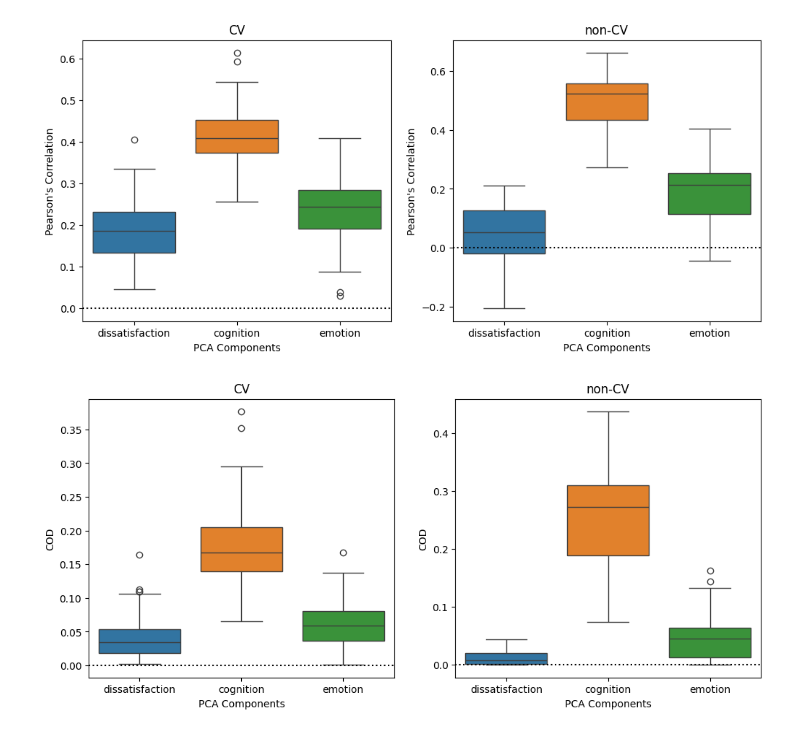
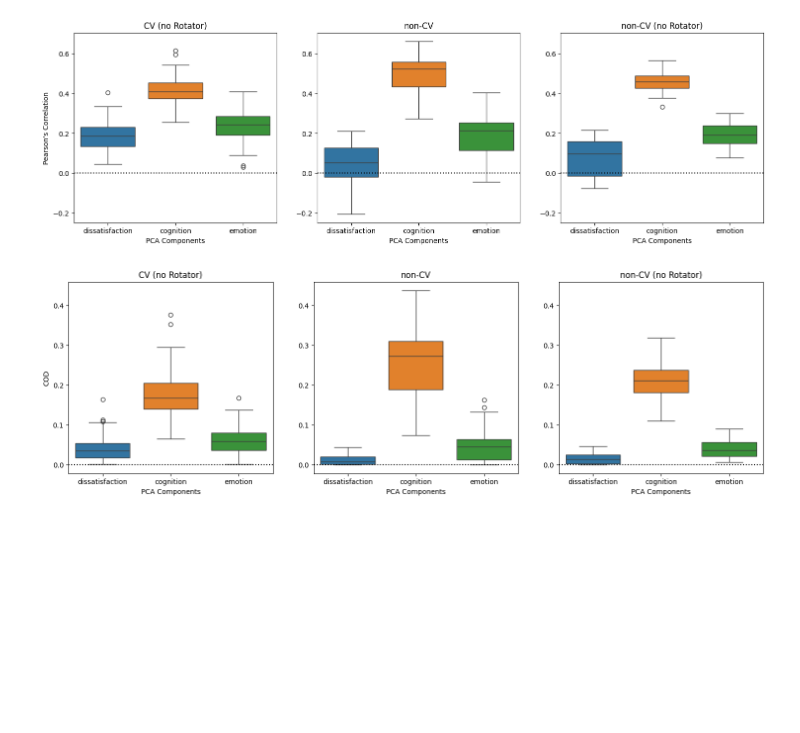
Before and after one commit to haotsung/HCP_behavioral_prediction, a Jupyter notebook: plot_prediction_accuracy.ipynb, the cells around one changed output. Cells and saved outputs as stored; diff of their text form; code cells hidden in the pictures; blank space fills up the shorter version.

Commit message:
add non-CV with no Rotator

```diff
--- a/plot_prediction_accuracy.ipynb
+++ b/plot_prediction_accuracy.ipynb
@@ -10,6 +10,10 @@ df_pca2_cv = pd.read_csv("results/scores_krr_pca__pca2.csv")
 df_pca0_non_cv = pd.read_csv("results/replicate/scores_ridge_varimax_satisf_.csv")
 df_pca1_non_cv = pd.read_csv("results/replicate/scores_ridge_varimax_cog_.csv")
 df_pca2_non_cv = pd.read_csv("results/replicate/scores_ridge_varimax_er_.csv")
+
+df_pca0_non_cv_noRotator = pd.read_csv("results/replicate/scores_ridge_noRotator_varimax_satisf.csv")
+df_pca1_non_cv_noRotator = pd.read_csv("results/replicate/scores_ridge_noRotator_varimax_cog.csv")
+df_pca2_non_cv_noRotator = pd.read_csv("results/replicate/scores_ridge_noRotator_varimax_er.csv")
 
 data_r_corr_cv = {
     'dissatisfaction' : df_pca0_cv["test_r_corr"],
@@ -35,31 +39,53 @@ data_r2_corr_non_cv = {
     'emotion' : df_pca2_non_cv["test_r2_corr"],
 }
 
+data_r_corr_non_cv_noRotator = {
+    'dissatisfaction' : df_pca0_non_cv_noRotator["test_r_corr"],
+    'cognition' : df_pca1_non_cv_noRotator["test_r_corr"],
+    'emotion' : df_pca2_non_cv_noRotator["test_r_corr"],
+}
+
+data_r2_corr_non_cv_noRotator = {
+    'dissatisfaction' : df_pca0_non_cv_noRotator["test_r2_corr"],
+    'cognition' : df_pca1_non_cv_noRotator["test_r2_corr"],
+    'emotion' : df_pca2_non_cv_noRotator["test_r2_corr"],
+}
+
 df_r_corr_cv = pd.DataFrame(data_r_corr_cv)
 df_r2_corr_cv = pd.DataFrame(data_r2_corr_cv)
 df_r_corr_non_cv = pd.DataFrame(data_r_corr_non_cv)
 df_r2_corr_non_cv = pd.DataFrame(data_r2_corr_non_cv)
+df_r_corr_non_cv_noRotator = pd.DataFrame(data_r_corr_non_cv_noRotator)
+df_r2_corr_non_cv_noRotator = pd.DataFrame(data_r2_corr_non_cv_noRotator)
 # %%
-fig, (ax1, ax2) = plt.subplots(1, 2, figsize=(12, 5))
+fig, (ax1, ax2,ax3) = plt.subplots(1, 3, figsize=(18, 5),sharey=True)
 sns.boxplot(data=df_r_corr_cv,ax=ax1)
-ax1.set_title("CV")
+ax1.set_title("CV (no Rotator)")
 ax1.axhline(0, color="k", ls=":")
 ax1.set_xlabel('PCA Components')
 ax1.set_ylabel("Pearson's Correlation")
 
 sns.boxplot(data=df_r_corr_non_cv,ax=ax2)
 ax2.set_title("non-CV")
 ax2.axhline(0, color="k", ls=":")
 ax2.set_xlabel('PCA Components')
 ax2.set_ylabel("Pearson's Correlation")
 
+sns.boxplot(data=df_r_corr_non_cv_noRotator,ax=ax3)
+ax3.set_title("non-CV (no Rotator)")
+ax3.axhline(0, color="k", ls=":")
+ax3.set_xlabel('PCA Components')
+ax3.set_ylabel("Pearson's Correlation")
+
+ax2.tick_params(labelleft=True)
+ax3.tick_params(labelleft=True)
 plt.show()
 # %% [output]
-[figure, old version]
+[figure, new version]
 # %%
-fig, (ax1, ax2) = plt.subplots(1, 2, figsize=(12, 5))
+fig, (ax1, ax2, ax3) = plt.subplots(1, 3, figsize=(18, 5),sharey=True)
 sns.boxplot(data=df_r2_corr_cv,ax=ax1)
-ax1.set_title("CV")
+ax1.set_title("CV (no Rotator)")
 ax1.axhline(0, color="k", ls=":")
 ax1.set_xlabel('PCA Components')
 ax1.set_ylabel("COD")
@@ -70,6 +96,14 @@ ax2.axhline(0, color="k", ls=":")
 ax2.set_xlabel('PCA Components')
 ax2.set_ylabel("COD")
 
+sns.boxplot(data=df_r2_corr_non_cv_noRotator,ax=ax3)
+ax3.set_title("non-CV (no Rotator)")
+ax3.axhline(0, color="k", ls=":")
+ax3.set_xlabel('PCA Components')
+ax3.set_ylabel("COD")
+
+ax2.tick_params(labelleft=True)
+ax3.tick_params(labelleft=True)
 plt.show()
 # %% [output]
-[figure, old version]
+[figure, new version]
```
